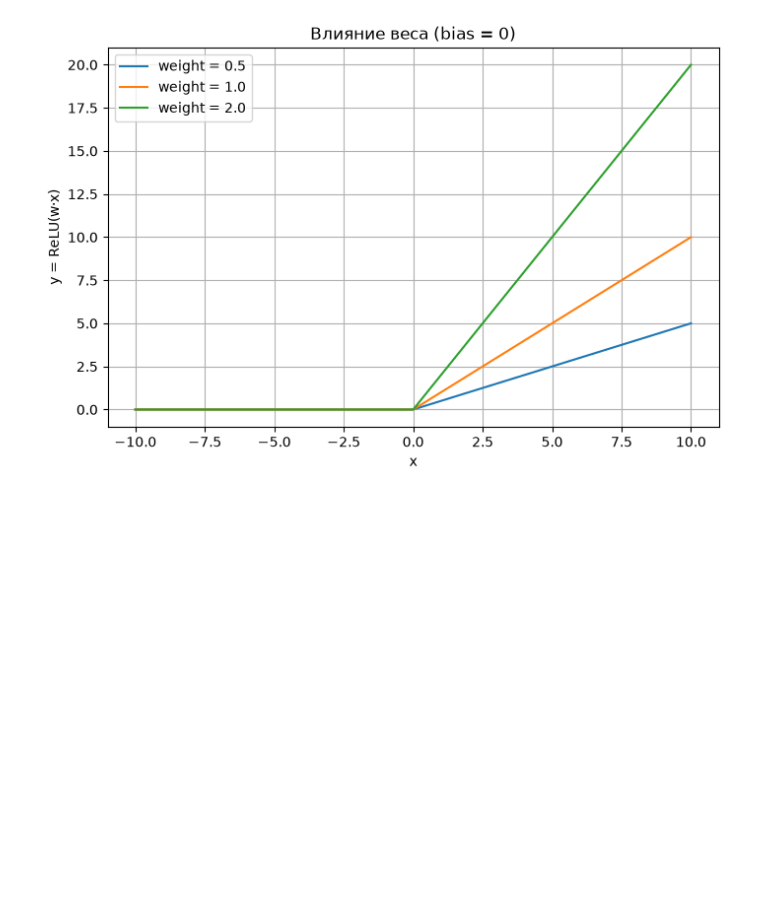
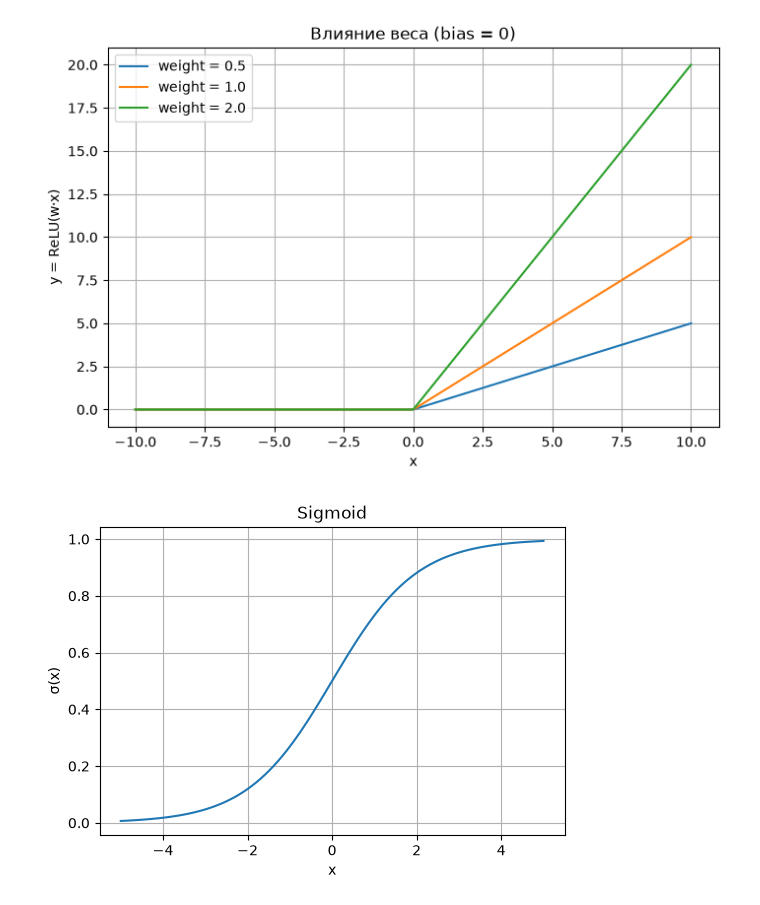
Before and after one commit to Nochinmal/first-project, a Jupyter notebook: Untitled-1.ipynb, the cells around one changed output. Cells and saved outputs as stored; diff of their text form; code cells hidden in the pictures; blank space fills up the shorter version.

```diff
--- a/Untitled-1.ipynb
+++ b/Untitled-1.ipynb
@@ -26,3 +26,21 @@ plt.grid(True)
 plt.show()
 # %% [output]
 [figure]
+# %%
+import math
+
+def sigmoid(x: float) -> float:
+    return 1 / (1 + math.exp(-x))
+
+x_vals = [i * 0.1 for i in range(-50, 51)] # Генерируем значения от -5 до 5 с шагом 0.1
+y_vals = [sigmoid(x) for x in x_vals] # Применяем функцию sigmoid к каждому значению
+
+plt.figure(figsize=(6,4))
+plt.plot(x_vals, y_vals)
+plt.title("Sigmoid")
+plt.xlabel("x")
+plt.ylabel("σ(x)")
+plt.grid(True)
+plt.show()
+# %% [output]
+[figure, added]
```
Also changed, not shown: parts of 8 cells of this notebook, 4 other files.
